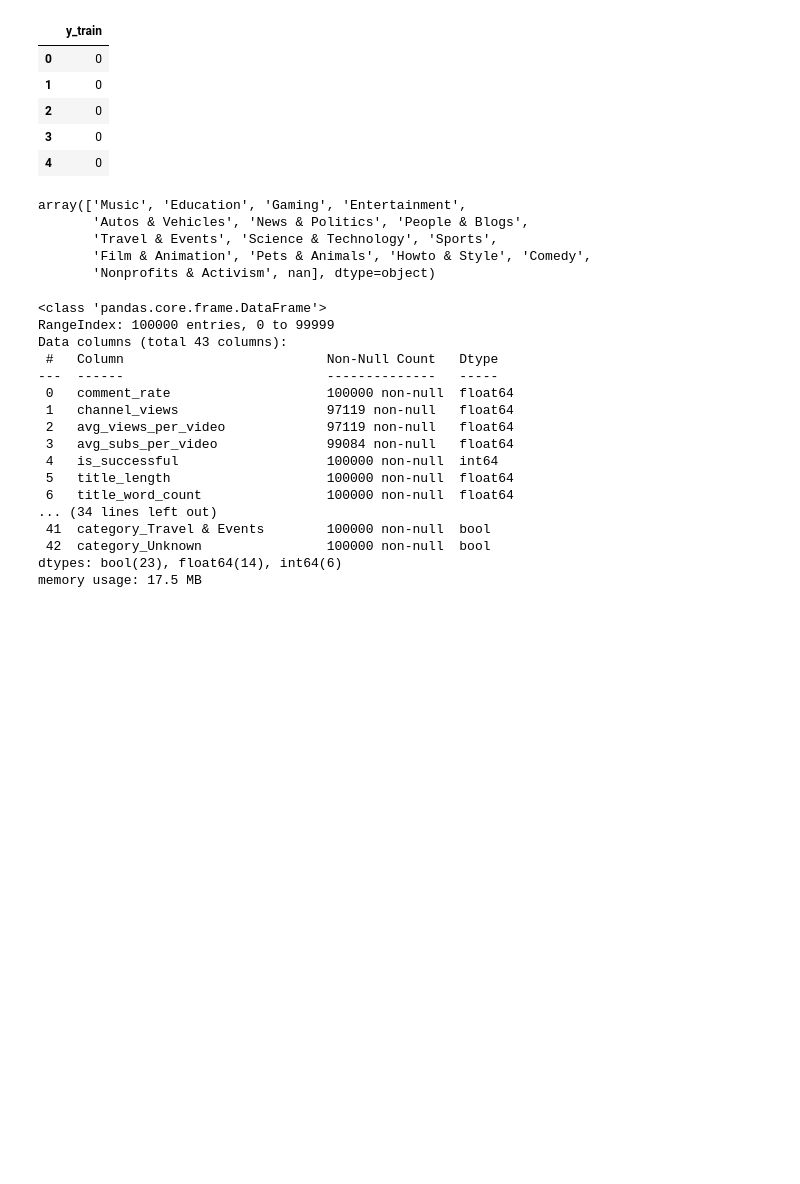
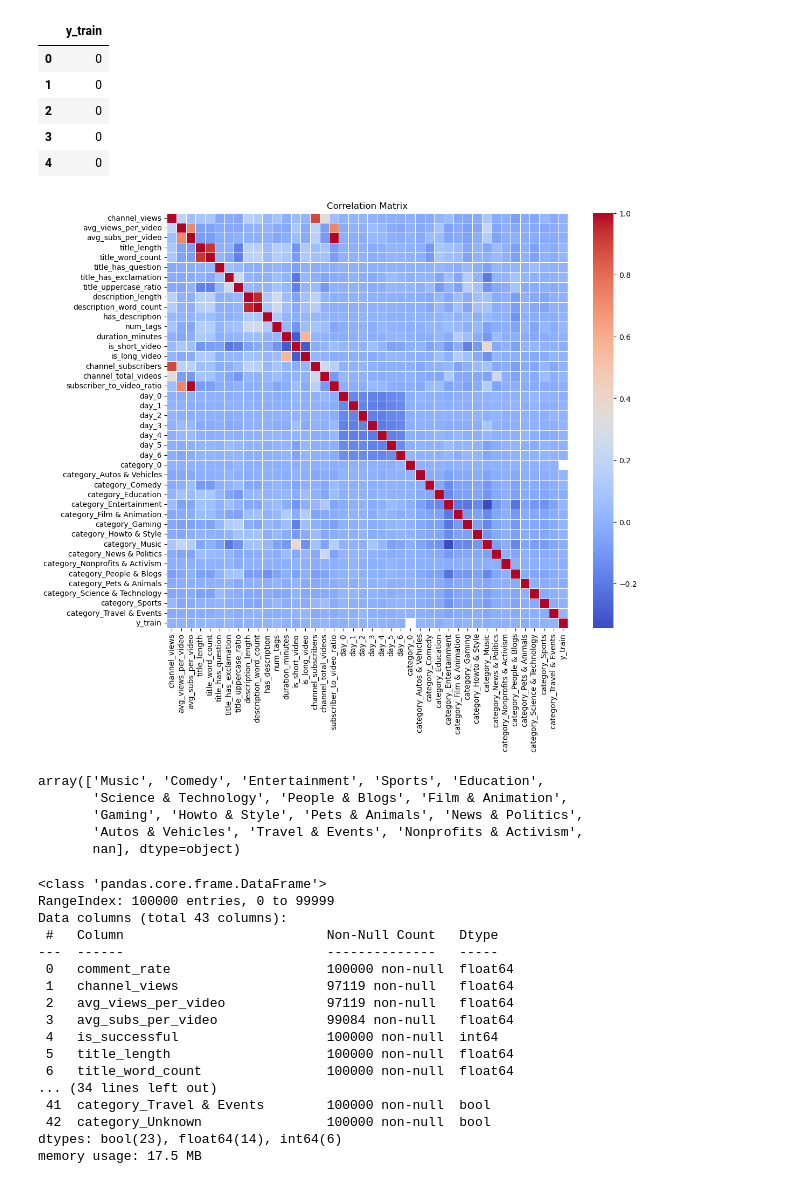
Before and after one commit to engindenizdogu/viralscope, a Jupyter notebook: Preprocessing/data_exploration.ipynb, the cells around one changed output. Cells and saved outputs as stored; diff of their text form; code cells hidden in the pictures; blank space fills up the shorter version.

```diff
--- a/Preprocessing/data_exploration.ipynb
+++ b/Preprocessing/data_exploration.ipynb
@@ -258,15 +275,24 @@ y_train.head()
 | 2 | 0 |
 | 3 | 0 |
 | 4 | 0 |
+# %%
+correlation_matrix = pd.concat([X_train, y_train], axis=1).corr()
+
+plt.figure(figsize=(12, 10)) # Adjust figure size as needed
+sns.heatmap(correlation_matrix, annot=False, cmap='coolwarm', linewidths=.5)
+plt.title('Correlation Matrix')
+plt.show()
+# %% [output]
+[figure, added]
 # %%
 # Don't forget to convert 'nan' into 'Unknown'
-df_stratified['categories'].unique()
+df_prepared['categories'].unique()
 # %% [output]
-array(['Music', 'Education', 'Gaming', 'Entertainment',
-       'Autos & Vehicles', 'News & Politics', 'People & Blogs',
-       'Travel & Events', 'Science & Technology', 'Sports',
-       'Film & Animation', 'Pets & Animals', 'Howto & Style', 'Comedy',
-       'Nonprofits & Activism', nan], dtype=object)
+array(['Music', 'Comedy', 'Entertainment', 'Sports', 'Education',
+       'Science & Technology', 'People & Blogs', 'Film & Animation',
+       'Gaming', 'Howto & Style', 'Pets & Animals', 'News & Politics',
+       'Autos & Vehicles', 'Travel & Events', 'Nonprofits & Activism',
+       nan], dtype=object)
 # %%
 data.info()
 # %% [output]
```
Also changed, not shown: parts of 5 cells of this notebook, 18 other files.
